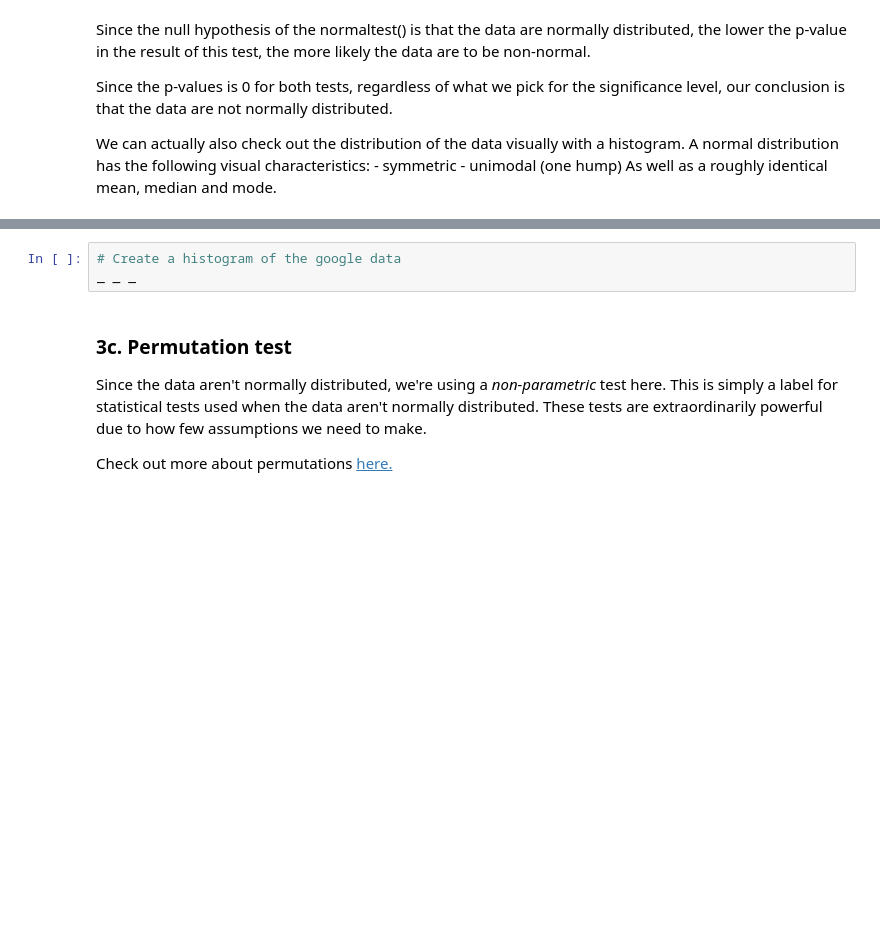
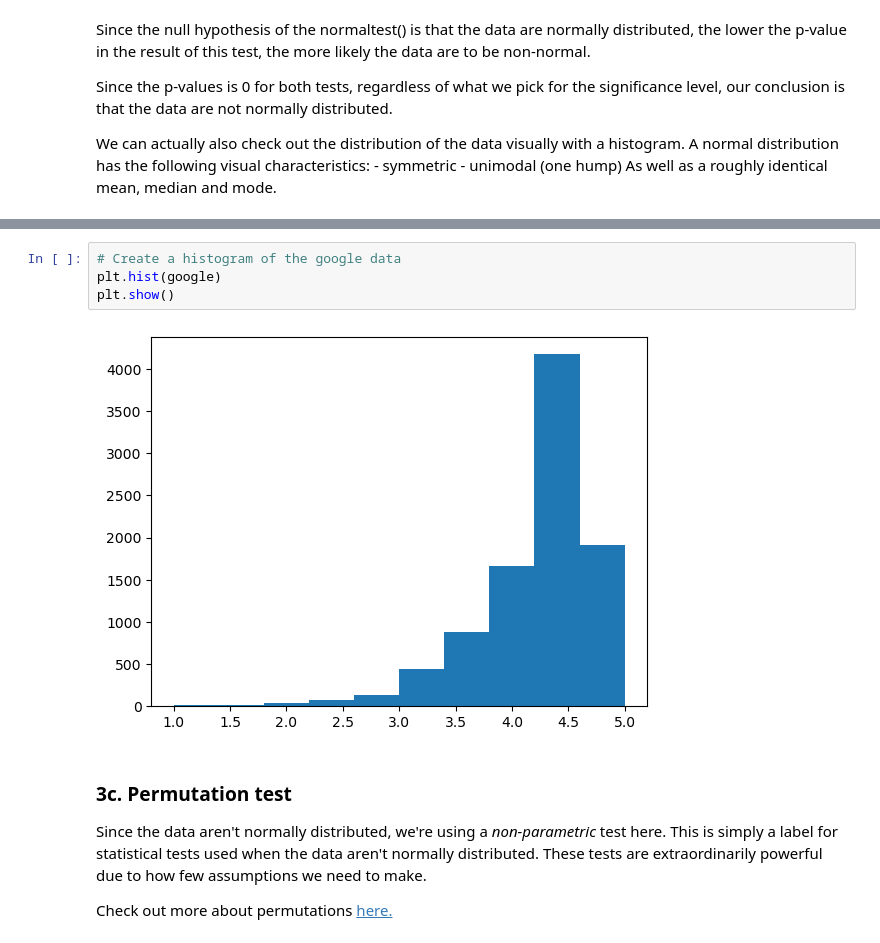
Before and after one commit to nhongphuc/Springboard, a Jupyter notebook: Integrating_Apps/Springboard Apps project - Tier 3 - Complete.ipynb, the cells around one changed output, grey strips where cells are left out. Cells and saved outputs as stored; diff of their text form; blank space fills up the shorter version.

```diff
--- a/Integrating_Apps/Springboard Apps project - Tier 3 - Complete.ipynb
+++ b/Integrating_Apps/Springboard Apps project - Tier 3 - Complete.ipynb
@@ -434,6 +456,9 @@ _ _ _
 # %%
 # Create a histogram of the google data
-_ _ _
+plt.hist(google)
+plt.show()
+# %% [output]
+[figure, added]
 # %% [markdown]
 ### 3c. Permutation test
 Since the data aren't normally distributed, we're using a *non-parametric* test here. This is simply a label for statistical tests used when the data aren't normally distributed. These tests are extraordinarily powerful due to how few assumptions we need to make.
```
Also changed, not shown: parts of 15 cells of this notebook.
